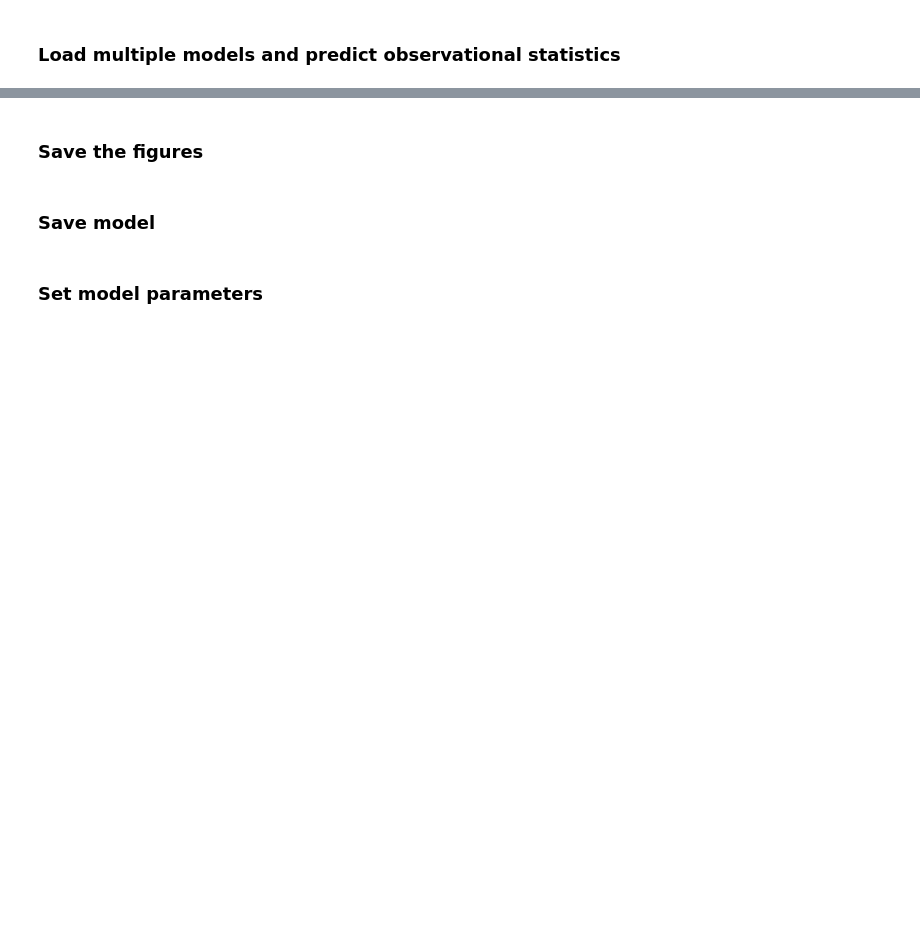
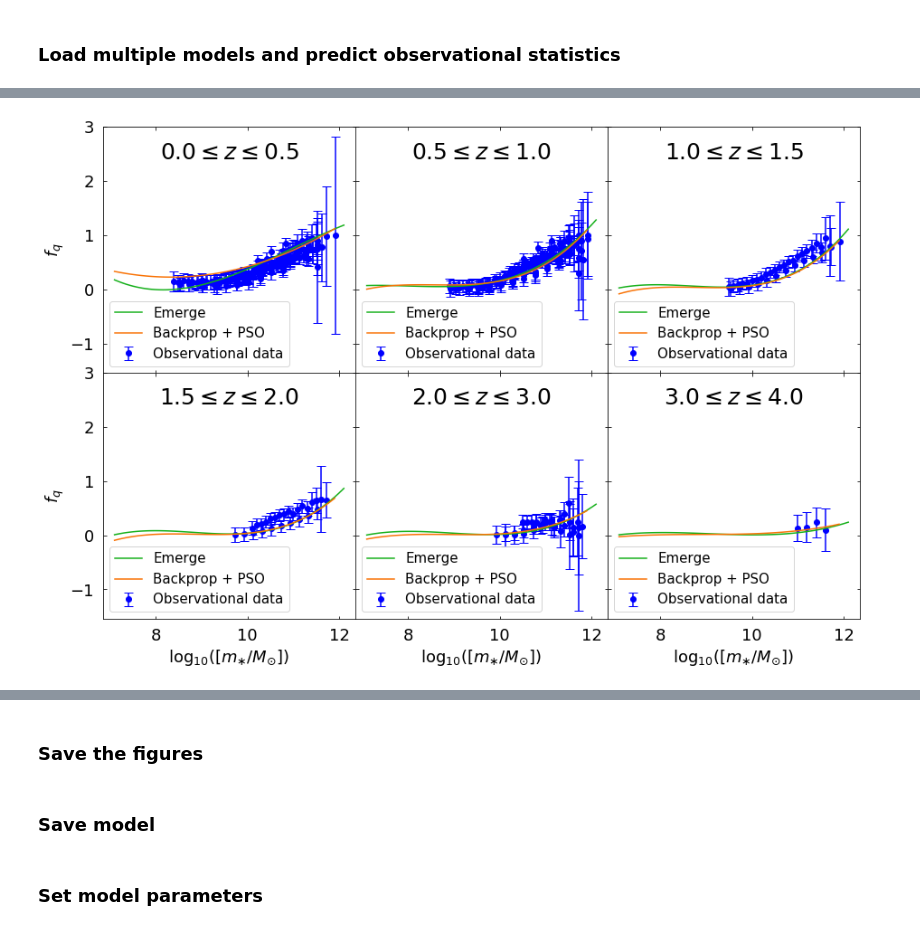
Before and after one commit to magnus-lindstrom/masters-project-galaxy-formation, a Jupyter notebook: code/backpropagation_code/bp_general_purpose_notebook.ipynb, the cells around one changed output, grey strips where cells are left out. Cells and saved outputs as stored; diff of their text form; code cells hidden in the pictures; blank space fills up the shorter version.

```diff
--- a/code/backpropagation_code/bp_general_purpose_notebook.ipynb
+++ b/code/backpropagation_code/bp_general_purpose_notebook.ipynb
@@ -230,0 +209,6 @@ fig_csfrd = get_csfrd_plot_obs([emerge_predictions, predicted_points_2], trainin
+# %%
+stellar_mass_bin_width = 0.2
+fig_fq = fq_emerge_plot([emerge_predictions, predicted_points_2], training_data_dict_2, model_names=['Emerge', 'Backprop + PSO'], colors=['xkcd:green', 'xkcd:orange'], title=None,
+                          data_type='train', loss_dict={'stellar_mass_bins': np.arange(7, 12.5, stellar_mass_bin_width)}, fontsize=18, dpi=100, n_fig_cols=3)
+# %% [output]
+[figure, added]
```
Also changed, not shown: parts of 16 cells of this notebook, 5 other files.
